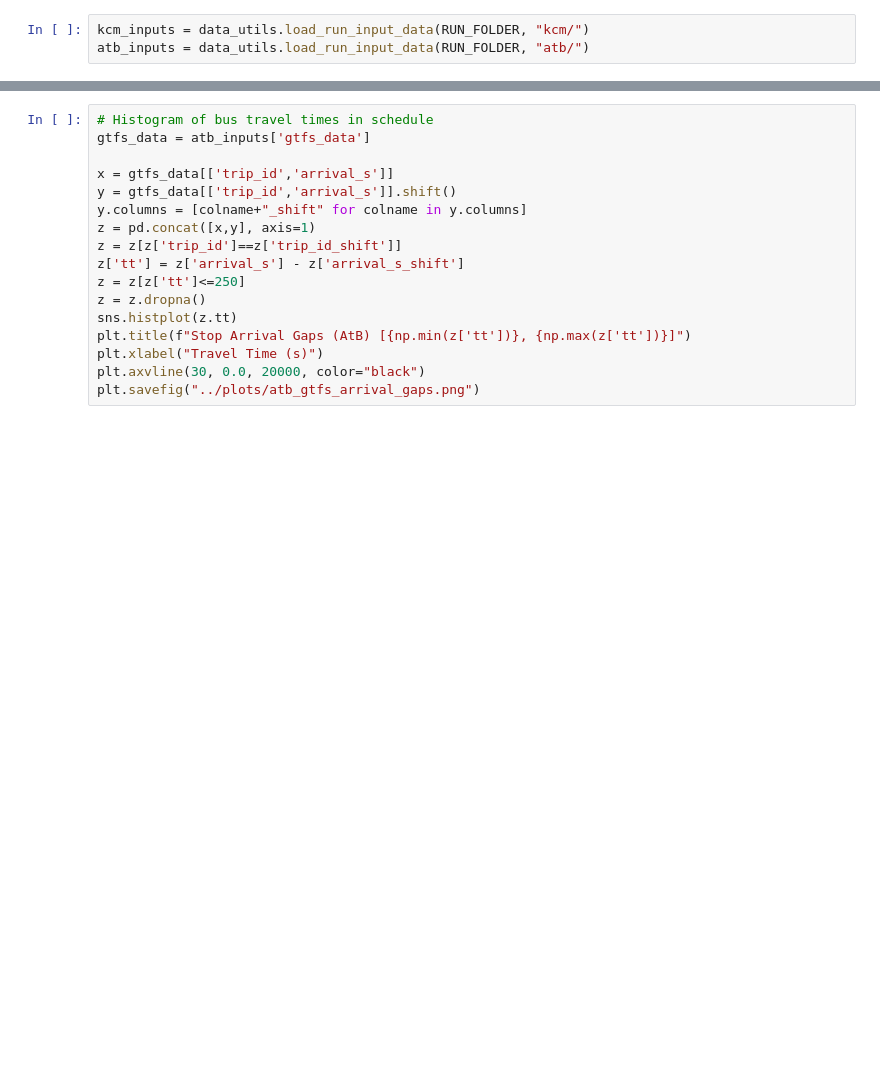
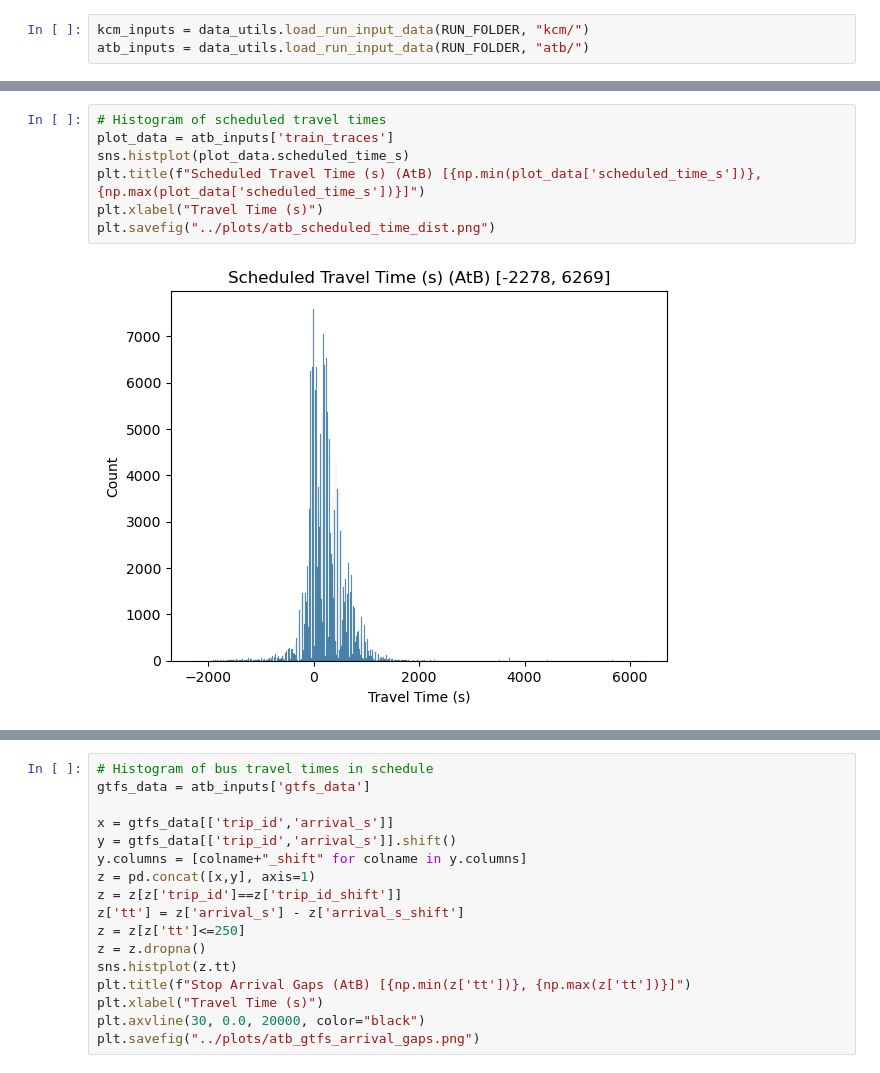
Before and after one commit to zackAemmer/generalizable_travel_times, a Jupyter notebook: src/explore_inputs.ipynb, the cells around one changed output, grey strips where cells are left out. Saved outputs shown, nothing was run; the diff lists cells and outputs as text; blank space fills up the shorter version.

```diff
--- a/src/explore_inputs.ipynb
+++ b/src/explore_inputs.ipynb
@@ -27,3 +36,12 @@ atb_inputs = data_utils.load_run_input_data(RUN_FOLDER, "atb/")
+# %%
+# Histogram of scheduled travel times
+plot_data = atb_inputs['train_traces']
+sns.histplot(plot_data.scheduled_time_s)
+plt.title(f"Scheduled Travel Time (s) (AtB) [{np.min(plot_data['scheduled_time_s'])}, {np.max(plot_data['scheduled_time_s'])}]")
+plt.xlabel("Travel Time (s)")
+plt.savefig("../plots/atb_scheduled_time_dist.png")
+# %% [output]
+[figure, added]
 # %%
 # Histogram of bus travel times in schedule
 gtfs_data = kcm_inputs['gtfs_data']
```
Also changed, not shown: parts of 8 cells of this notebook, 5 other files.
